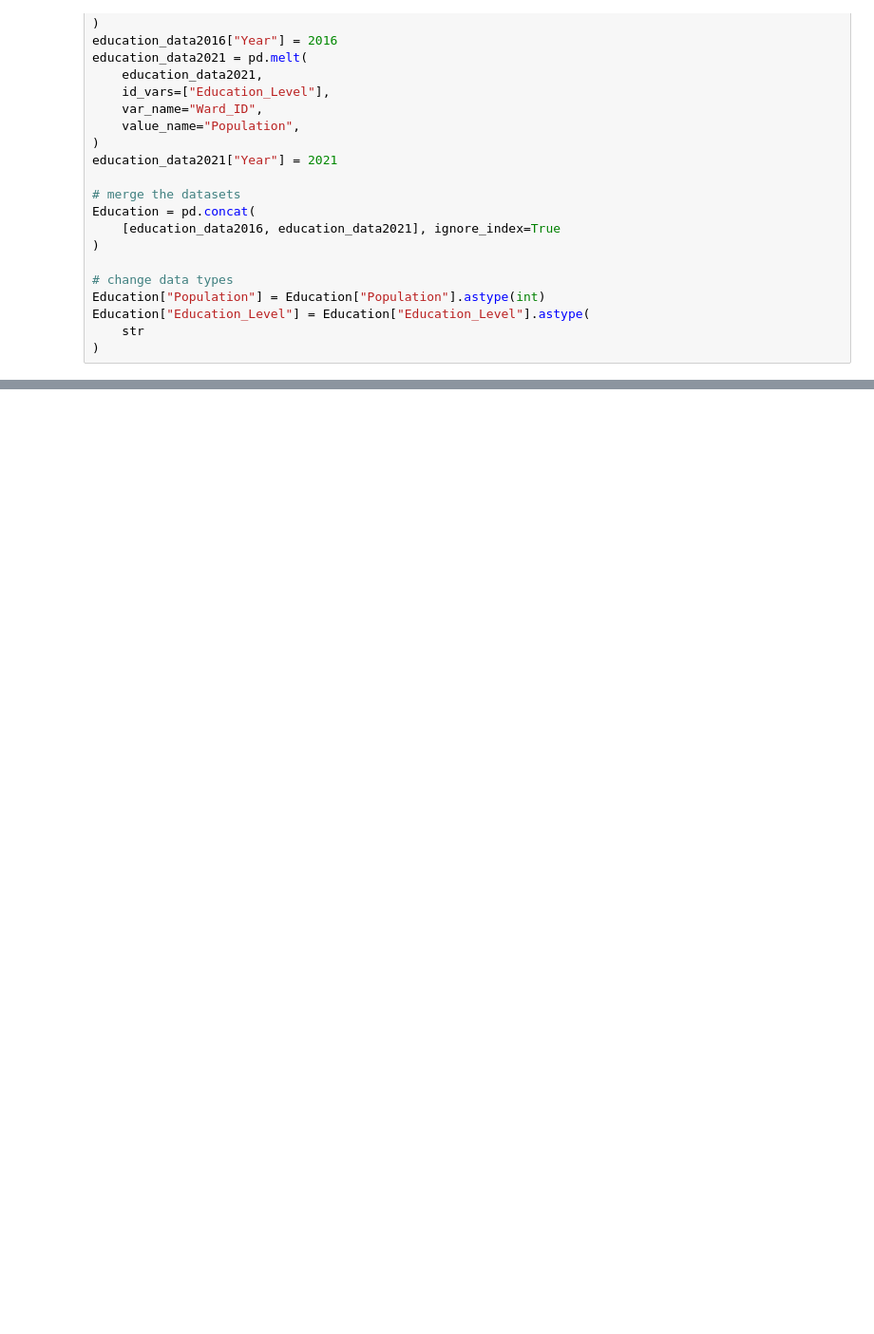
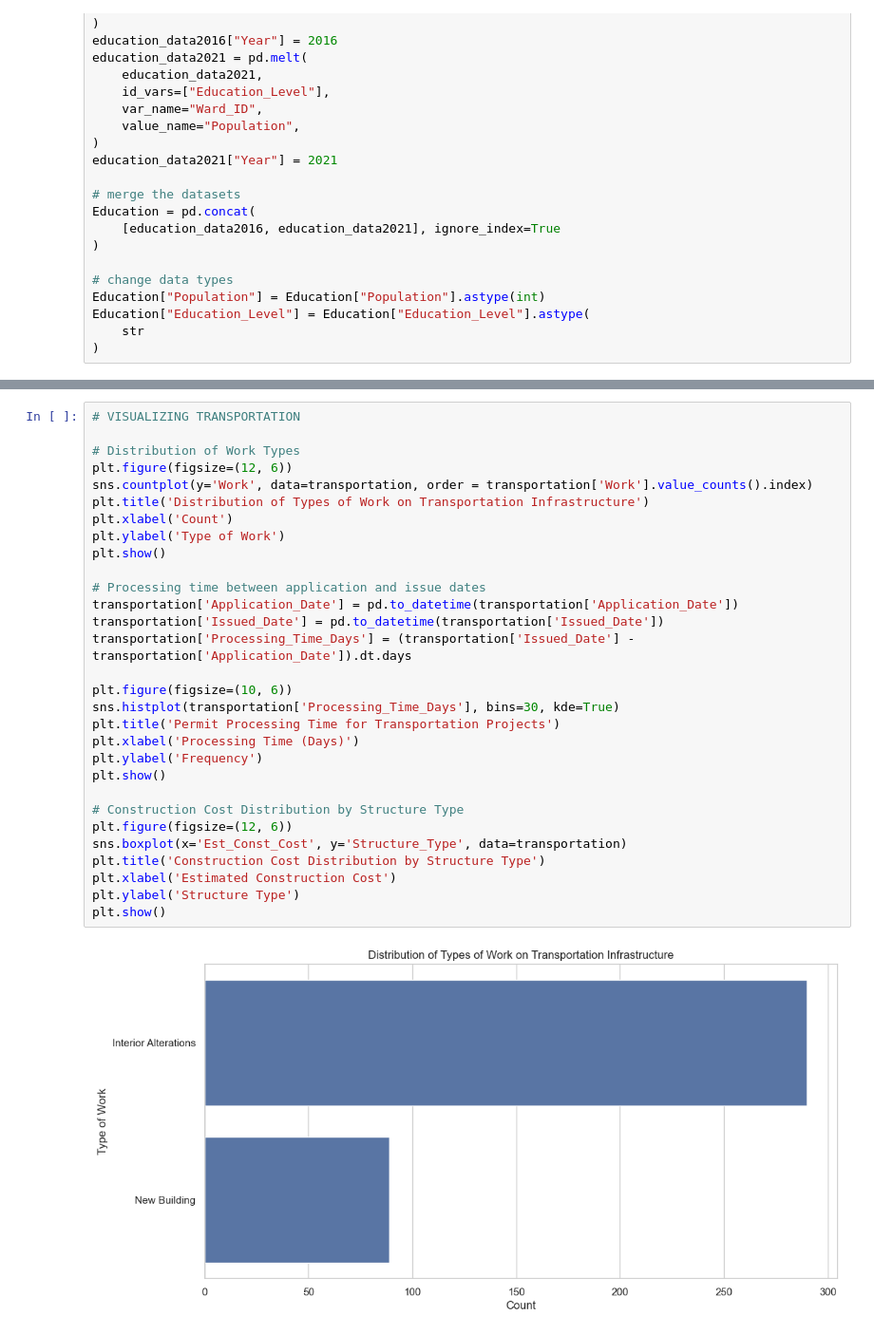
Before and after one commit to tinatrinh8/Data-Science-Gentrification-Study, a Jupyter notebook: Phase4/DataMining.ipynb, the cells around one changed output, grey strips where cells are left out. Shown at 95% size. Drawn from its saved outputs; the diff is of its cells as text; blank space fills up the shorter version.

```diff
--- a/Phase4/DataMining.ipynb
+++ b/Phase4/DataMining.ipynb
@@ -460,0 +786,32 @@ ShelterDimension["Ward_ID"] = ShelterDimension["Ward_ID"].astype(str)
+# %%
+# VISUALIZING TRANSPORTATION
+
+# Distribution of Work Types
+plt.figure(figsize=(12, 6))
+sns.countplot(y='Work', data=transportation, order = transportation['Work'].value_counts().index)
+plt.title('Distribution of Types of Work on Transportation Infrastructure')
+plt.xlabel('Count')
+plt.ylabel('Type of Work')
+plt.show()
+
+# Processing time between application and issue dates
+transportation['Application_Date'] = pd.to_datetime(transportation['Application_Date'])
+transportation['Issued_Date'] = pd.to_datetime(transportation['Issued_Date'])
+transportation['Processing_Time_Days'] = (transportation['Issued_Date'] - transportation['Application_Date']).dt.days
+
+plt.figure(figsize=(10, 6))
+sns.histplot(transportation['Processing_Time_Days'], bins=30, kde=True)
+plt.title('Permit Processing Time for Transportation Projects')
+plt.xlabel('Processing Time (Days)')
+plt.ylabel('Frequency')
+plt.show()
+
+# Construction Cost Distribution by Structure Type
+plt.figure(figsize=(12, 6))
+sns.boxplot(x='Est_Const_Cost', y='Structure_Type', data=transportation)
+plt.title('Construction Cost Distribution by Structure Type')
+plt.xlabel('Estimated Construction Cost')
+plt.ylabel('Structure Type')
+plt.show()
+# %% [output]
+[figure, added]
```
Also changed, not shown: parts of 29 cells of this notebook, 3 other files.
